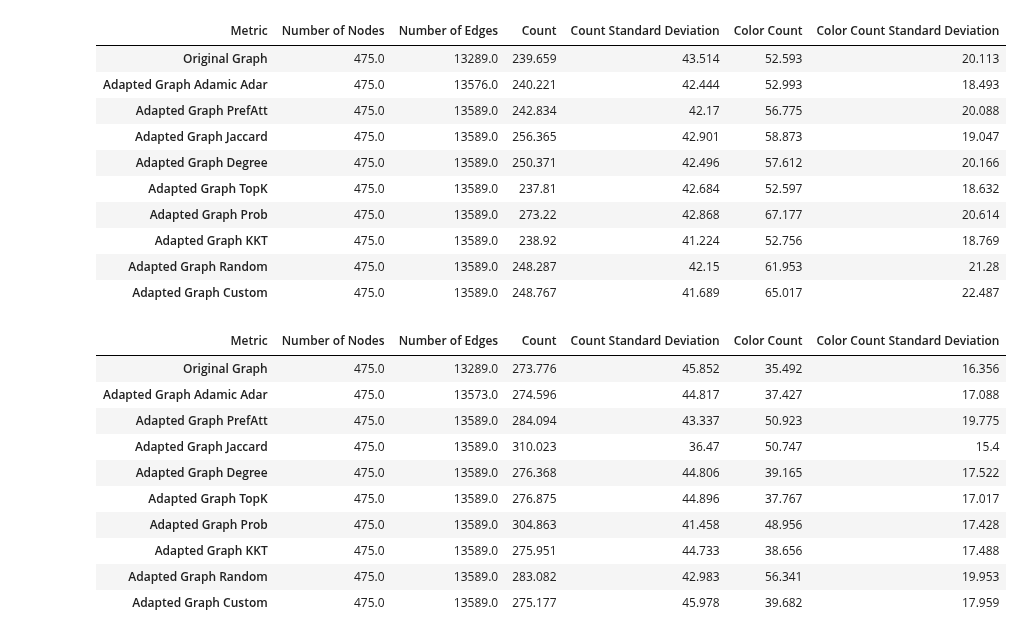
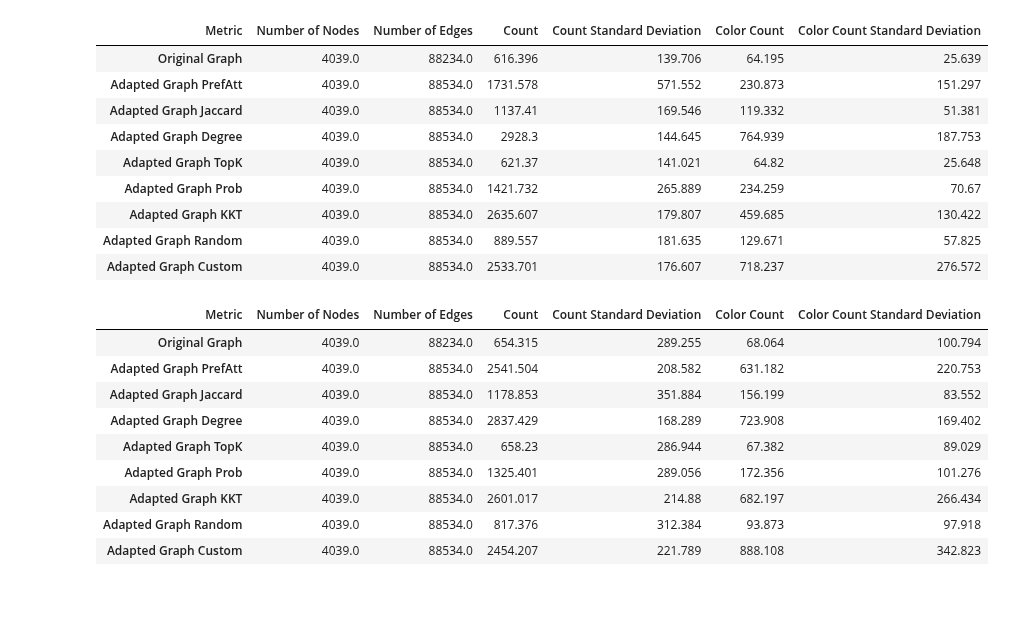
Before and after one commit to jonasq99/Designing_Link_Recommendation_Methods_to_Reduce_Polarization, a Jupyter notebook: link_addidtion.ipynb, the cells around one changed output. Saved outputs shown, nothing was run; the diff lists cells and outputs as text; code cells hidden in the pictures; blank space fills up the shorter version.

```diff
--- a/link_addidtion.ipynb
+++ b/link_addidtion.ipynb
@@ -106,38 +119,36 @@ IndexError: index 7190 is out of bounds for axis 1 with size 7115
 # %%
-seed = seed_polarized(G, 100, 1)
-k = 15
+seed = seed_polarized(G, 100, 0)
+k = 100
 max_iter = 1000
 budget = 3 * len(seed)
 final_results = evaluate_graph_modifications(G, seed, k, max_iter, budget)
 final_results
 # %% [output]
 | Metric | Number of Nodes | Number of Edges | Count | Count Standard Deviation | Color Count | Color Count Standard Deviation |
-| Original Graph | 475.0 | 13289.0 | 239.659 | 43.514 | 52.593 | 20.113 |
-| Adapted Graph Adamic Adar | 475.0 | 13576.0 | 240.221 | 42.444 | 52.993 | 18.493 |
-| Adapted Graph PrefAtt | 475.0 | 13589.0 | 242.834 | 42.17 | 56.775 | 20.088 |
-| Adapted Graph Jaccard | 475.0 | 13589.0 | 256.365 | 42.901 | 58.873 | 19.047 |
-| Adapted Graph Degree | 475.0 | 13589.0 | 250.371 | 42.496 | 57.612 | 20.166 |
-| Adapted Graph TopK | 475.0 | 13589.0 | 237.81 | 42.684 | 52.597 | 18.632 |
-| Adapted Graph Prob | 475.0 | 13589.0 | 273.22 | 42.868 | 67.177 | 20.614 |
-| Adapted Graph KKT | 475.0 | 13589.0 | 238.92 | 41.224 | 52.756 | 18.769 |
-| Adapted Graph Random | 475.0 | 13589.0 | 248.287 | 42.15 | 61.953 | 21.28 |
-| Adapted Graph Custom | 475.0 | 13589.0 | 248.767 | 41.689 | 65.017 | 22.487 |
+| Original Graph | 4039.0 | 88234.0 | 616.396 | 139.706 | 64.195 | 25.639 |
+| Adapted Graph PrefAtt | 4039.0 | 88534.0 | 1731.578 | 571.552 | 230.873 | 151.297 |
+| Adapted Graph Jaccard | 4039.0 | 88534.0 | 1137.41 | 169.546 | 119.332 | 51.381 |
+| Adapted Graph Degree | 4039.0 | 88534.0 | 2928.3 | 144.645 | 764.939 | 187.753 |
+| Adapted Graph TopK | 4039.0 | 88534.0 | 621.37 | 141.021 | 64.82 | 25.648 |
+| Adapted Graph Prob | 4039.0 | 88534.0 | 1421.732 | 265.889 | 234.259 | 70.67 |
+| Adapted Graph KKT | 4039.0 | 88534.0 | 2635.607 | 179.807 | 459.685 | 130.422 |
+| Adapted Graph Random | 4039.0 | 88534.0 | 889.557 | 181.635 | 129.671 | 57.825 |
+| Adapted Graph Custom | 4039.0 | 88534.0 | 2533.701 | 176.607 | 718.237 | 276.572 |
 # %%
 seed = seed_random(G, 100)
-k = 15
+k = 100
 max_iter = 1000
 budget = 3 * len(seed)
 final_results = evaluate_graph_modifications(G, seed, k, max_iter, budget)
 final_results
 # %% [output]
 | Metric | Number of Nodes | Number of Edges | Count | Count Standard Deviation | Color Count | Color Count Standard Deviation |
-| Original Graph | 475.0 | 13289.0 | 273.776 | 45.852 | 35.492 | 16.356 |
-| Adapted Graph Adamic Adar | 475.0 | 13573.0 | 274.596 | 44.817 | 37.427 | 17.088 |
-| Adapted Graph PrefAtt | 475.0 | 13589.0 | 284.094 | 43.337 | 50.923 | 19.775 |
-| Adapted Graph Jaccard | 475.0 | 13589.0 | 310.023 | 36.47 | 50.747 | 15.4 |
-| Adapted Graph Degree | 475.0 | 13589.0 | 276.368 | 44.806 | 39.165 | 17.522 |
-| Adapted Graph TopK | 475.0 | 13589.0 | 276.875 | 44.896 | 37.767 | 17.017 |
-| Adapted Graph Prob | 475.0 | 13589.0 | 304.863 | 41.458 | 48.956 | 17.428 |
-| Adapted Graph KKT | 475.0 | 13589.0 | 275.951 | 44.733 | 38.656 | 17.488 |
-| Adapted Graph Random | 475.0 | 13589.0 | 283.082 | 42.983 | 56.341 | 19.953 |
-| Adapted Graph Custom | 475.0 | 13589.0 | 275.177 | 45.978 | 39.682 | 17.959 |
+| Original Graph | 4039.0 | 88234.0 | 654.315 | 289.255 | 68.064 | 100.794 |
+| Adapted Graph PrefAtt | 4039.0 | 88534.0 | 2541.504 | 208.582 | 631.182 | 220.753 |
+| Adapted Graph Jaccard | 4039.0 | 88534.0 | 1178.853 | 351.884 | 156.199 | 83.552 |
+| Adapted Graph Degree | 4039.0 | 88534.0 | 2837.429 | 168.289 | 723.908 | 169.402 |
+| Adapted Graph TopK | 4039.0 | 88534.0 | 658.23 | 286.944 | 67.382 | 89.029 |
+| Adapted Graph Prob | 4039.0 | 88534.0 | 1325.401 | 289.056 | 172.356 | 101.276 |
+| Adapted Graph KKT | 4039.0 | 88534.0 | 2601.017 | 214.88 | 682.197 | 266.434 |
+| Adapted Graph Random | 4039.0 | 88534.0 | 817.376 | 312.384 | 93.873 | 97.918 |
+| Adapted Graph Custom | 4039.0 | 88534.0 | 2454.207 | 221.789 | 888.108 | 342.823 |
```
Also changed, not shown: parts of 4 cells of this notebook, 1 other file.
